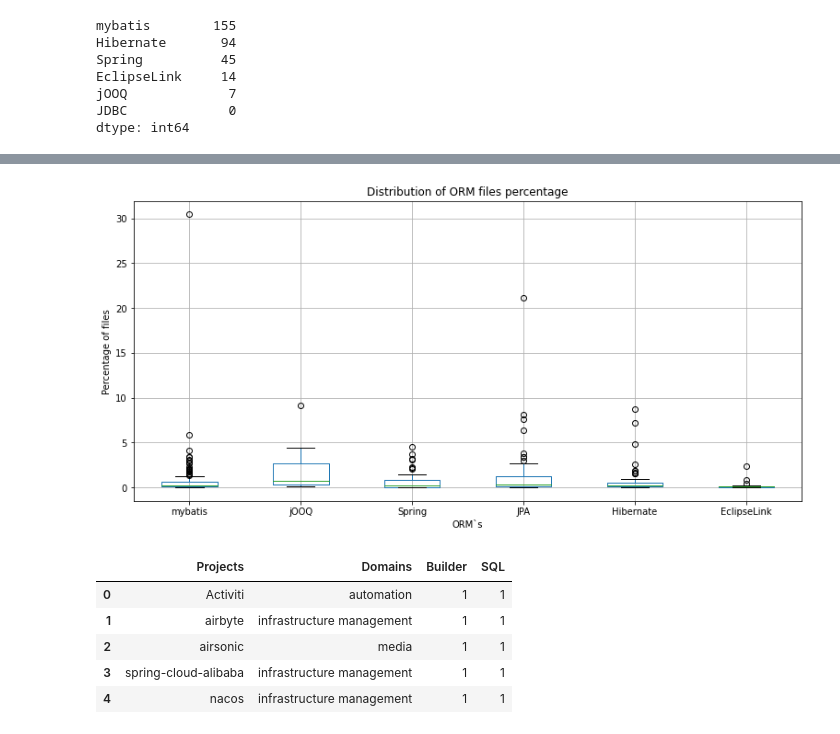
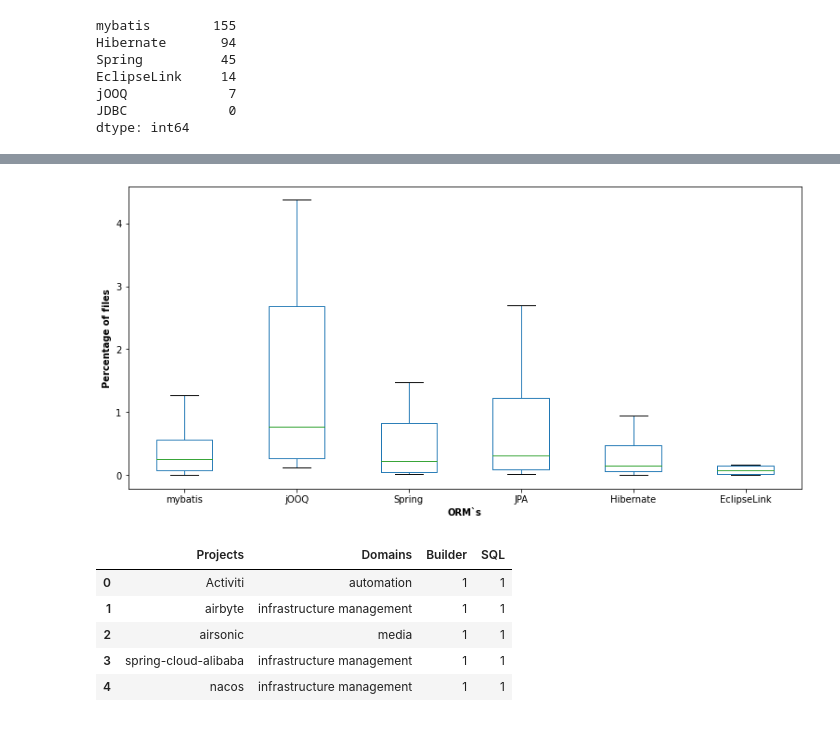
Before and after one commit to gems-uff/db-mining, a Jupyter notebook: src/results_implementation_characterization.ipynb, the cells around one changed output, grey strips where cells are left out. Drawn from its saved outputs; the diff is of its cells as text; code cells hidden in the pictures.

```diff
--- a/src/results_implementation_characterization.ipynb
+++ b/src/results_implementation_characterization.ipynb
@@ -276,18 +143,17 @@ df_group_implementation_usage.head()
 # %%
 import matplotlib.pyplot as plt
 
 CHARACTERIZATION_FILE_PATH = RESOURCE_DIR + os.sep + type_characterization[4]
 df = pd.read_excel(CHARACTERIZATION_FILE_PATH, engine = 'openpyxl')
 
 plt.figure(figsize =(13, 6))
-stud_bplt = df.boxplot(column=['mybatis', 'jOOQ', 'Spring', 'JPA', 'Hibernate', 'EclipseLink']);
+stud_bplt = df.boxplot(column=['mybatis', 'jOOQ', 'Spring', 'JPA', 'Hibernate', 'EclipseLink'], showfliers=False, grid=False);
 stud_bplt.plot()
-plt.title("Distribution of ORM files percentage")
-plt.xlabel("ORM`s")
-plt.ylabel("Percentage of files")
+plt.xlabel("ORM`s", fontweight = "bold")
+plt.ylabel("Percentage of files", fontweight = "bold")
 plt.show()
 # %% [output]
-[figure, old version]
+[figure, new version]
 # %%
 CHARACTERIZATION_FILE_PATH = RESOURCE_DIR + os.sep + type_characterization[3]
 df = pd.read_excel(CHARACTERIZATION_FILE_PATH, engine = 'openpyxl')
```
Also changed, not shown: parts of 30 cells of this notebook, 6 other files.
